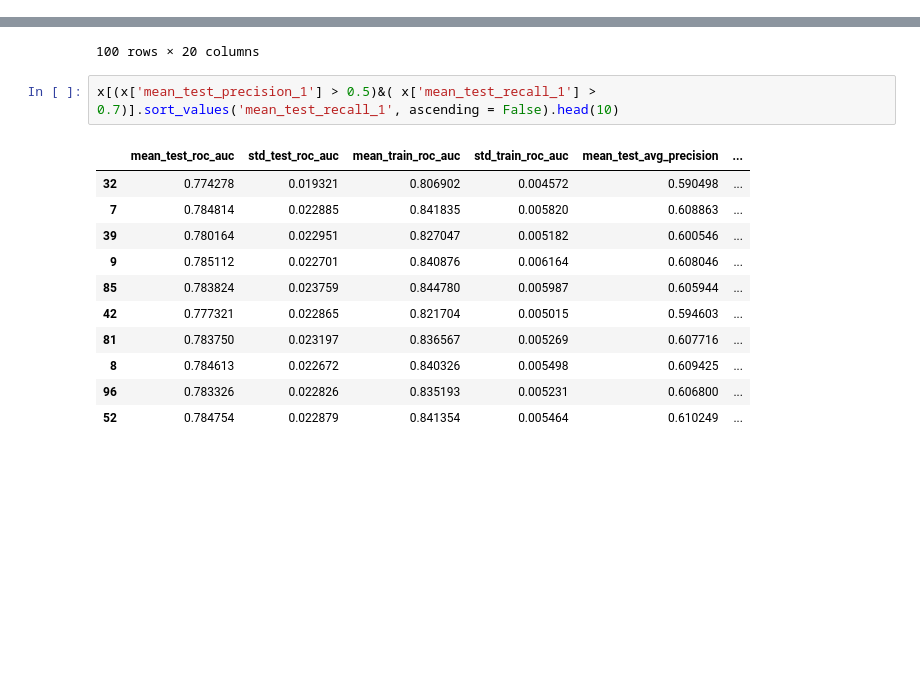
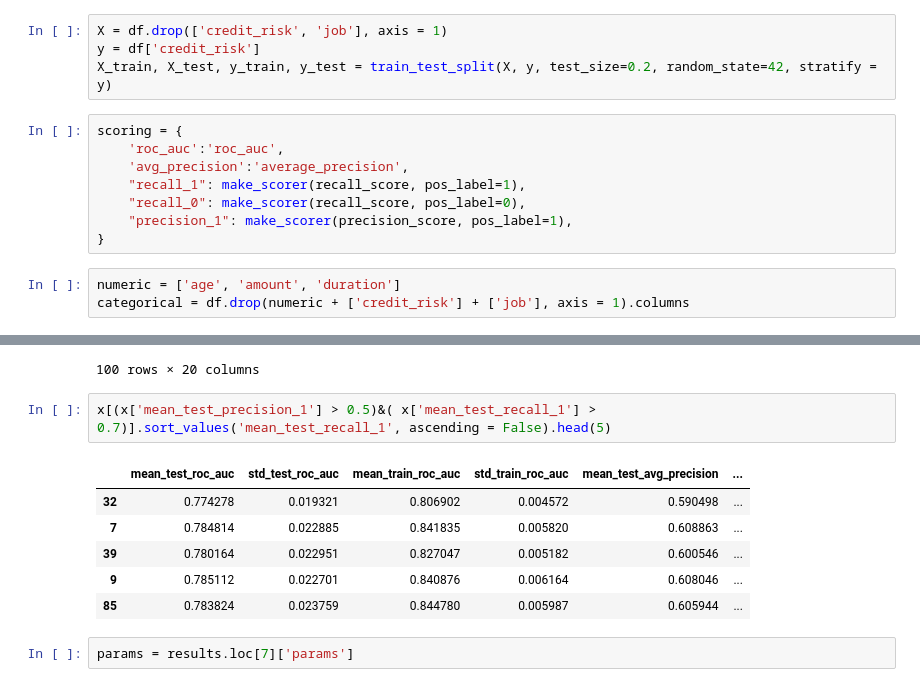
Before and after one commit to Grzesiesz/Credit-Risk-Prediction, a Jupyter notebook: south_german_credit/notebooks/Modeling.ipynb, the cells around one changed output, grey strips where cells are left out. Drawn from its saved outputs; the diff is of its cells as text; blank space fills up the shorter version.

```diff
--- a/south_german_credit/notebooks/Modeling.ipynb
+++ b/south_german_credit/notebooks/Modeling.ipynb
@@ -369,6 +371,21 @@ pd_rl = {'clf__penalty': ['l1', 'l2', 'elasticnet'],
         'clf__C': loguniform(1e-3, 1e3),
          'clf__l1_ratio': uniform(0,1)
         }
+# %%
+X = df.drop(['credit_risk', 'job'], axis = 1)
+y = df['credit_risk']
+X_train, X_test, y_train, y_test = train_test_split(X, y, test_size=0.2, random_state=42, stratify = y)
+# %%
+scoring = {
+    'roc_auc':'roc_auc',
+    'avg_precision':'average_precision',
+    "recall_1": make_scorer(recall_score, pos_label=1),
+    "recall_0": make_scorer(recall_score, pos_label=0),
+    "precision_1": make_scorer(precision_score, pos_label=1),
+}
+# %%
+numeric = ['age', 'amount', 'duration']
+categorical = df.drop(numeric + ['credit_risk'] + ['job'], axis = 1).columns
 # %%
 transformer = ColumnTransformer([('num', StandardScaler(), numeric), ('cat', OneHotEncoder(drop = 'first'), categorical)])
 # %%
@@ -419,16 +436,13 @@ x
 | 99 | 0.746496 | 0.022626 | 0.759811 | 0.005179 | 0.551433 | ... |
 100 rows × 20 columns
 # %%
-x[(x['mean_test_precision_1'] > 0.5)&( x['mean_test_recall_1'] > 0.7)].sort_values('mean_test_recall_1', ascending = False).head(10)
+x[(x['mean_test_precision_1'] > 0.5)&( x['mean_test_recall_1'] > 0.7)].sort_values('mean_test_recall_1', ascending = False).head(5)
 # %% [output]
 |  | mean_test_roc_auc | std_test_roc_auc | mean_train_roc_auc | std_train_roc_auc | mean_test_avg_precision | ... |
 | 32 | 0.774278 | 0.019321 | 0.806902 | 0.004572 | 0.590498 | ... |
 | 7 | 0.784814 | 0.022885 | 0.841835 | 0.005820 | 0.608863 | ... |
 | 39 | 0.780164 | 0.022951 | 0.827047 | 0.005182 | 0.600546 | ... |
 | 9 | 0.785112 | 0.022701 | 0.840876 | 0.006164 | 0.608046 | ... |
 | 85 | 0.783824 | 0.023759 | 0.844780 | 0.005987 | 0.605944 | ... |
-| 42 | 0.777321 | 0.022865 | 0.821704 | 0.005015 | 0.594603 | ... |
-| 81 | 0.783750 | 0.023197 | 0.836567 | 0.005269 | 0.607716 | ... |
-| 8 | 0.784613 | 0.022672 | 0.840326 | 0.005498 | 0.609425 | ... |
-| 96 | 0.783326 | 0.022826 | 0.835193 | 0.005231 | 0.606800 | ... |
-| 52 | 0.784754 | 0.022879 | 0.841354 | 0.005464 | 0.610249 | ... |
+# %%
+params = results.loc[7]['params']
```
Also changed, not shown: parts of 15 cells of this notebook.
